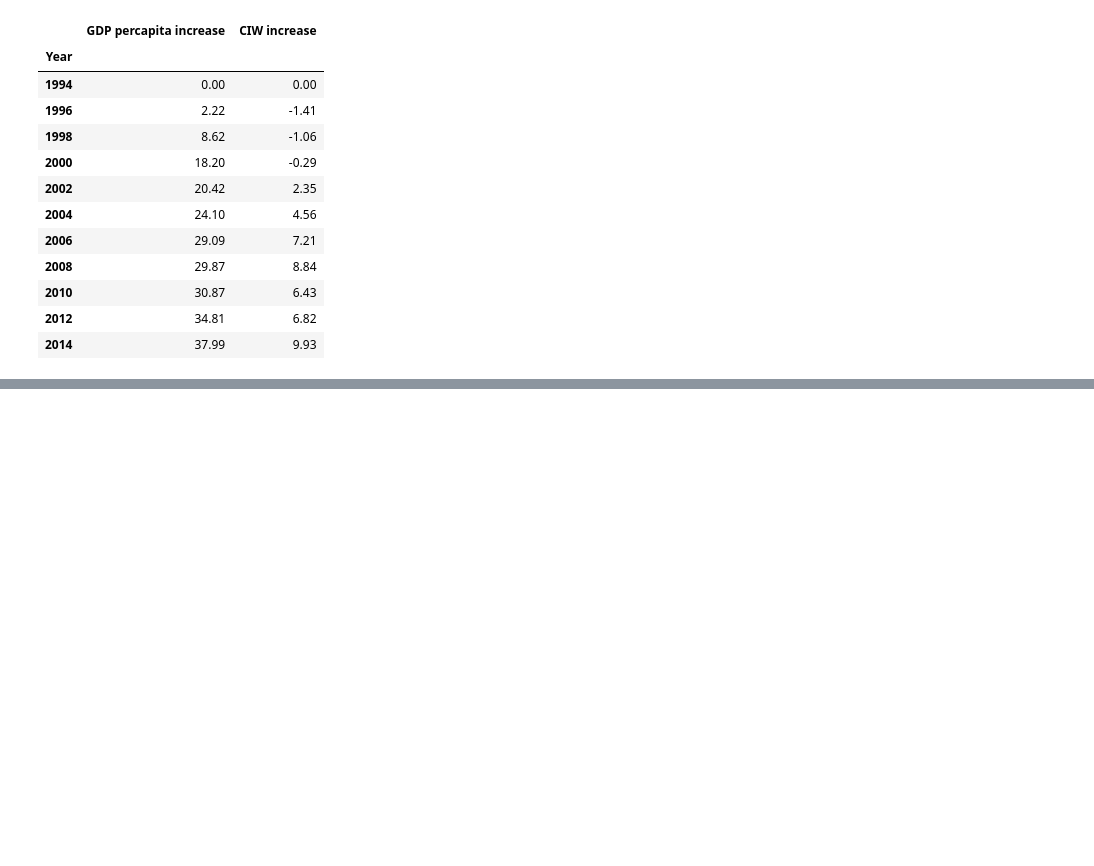
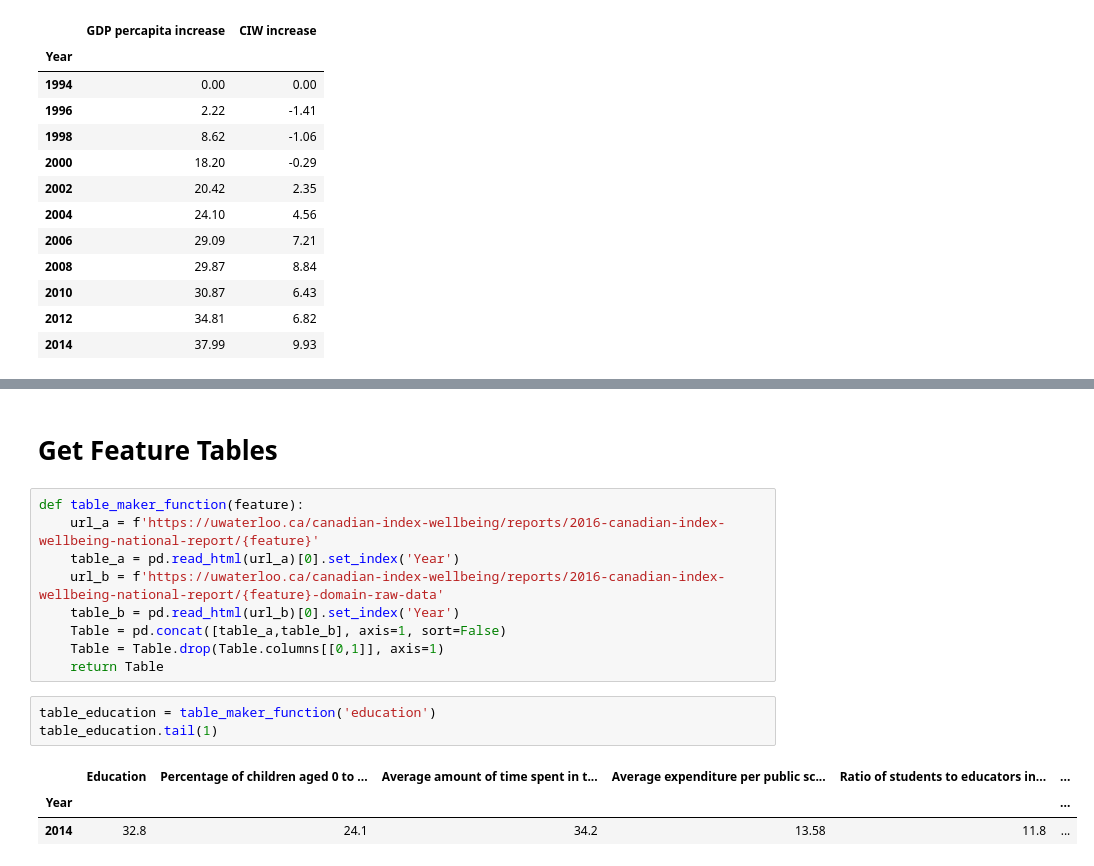
Before and after one commit to SShojaie/happiness_squad_ETL, a Jupyter notebook: vivi/Cnd_Idx_Wellbeing_Scrape.ipynb, the cells around one changed output, grey strips where cells are left out. Cells and saved outputs as stored; diff of their text form; blank space fills up the shorter version.

```diff
--- a/vivi/Cnd_Idx_Wellbeing_Scrape.ipynb
+++ b/vivi/Cnd_Idx_Wellbeing_Scrape.ipynb
@@ -165,0 +120,18 @@ JoinTable
+# %% [markdown]
+# Get Feature Tables
+# %%
+def table_maker_function(feature):
+    url_a = f'https://uwaterloo.ca/canadian-index-wellbeing/reports/2016-canadian-index-wellbeing-national-report/{feature}'
+    table_a = pd.read_html(url_a)[0].set_index('Year')
+    url_b = f'https://uwaterloo.ca/canadian-index-wellbeing/reports/2016-canadian-index-wellbeing-national-report/{feature}-domain-raw-data'
+    table_b = pd.read_html(url_b)[0].set_index('Year')
+    Table = pd.concat([table_a,table_b], axis=1, sort=False)
+    Table = Table.drop(Table.columns[[0,1]], axis=1)
+    return Table
+# %%
+table_education = table_maker_function('education')
+table_education.tail(1)
+# %% [output]
+|  | Education | Percentage of children aged 0 to ... | Average amount of time spent in t... | Average expenditure per public sc... | Ratio of students to educators in... | ... |
+| Year |  |  |  |  |  | ... |
+| 2014 | 32.8 | 24.1 | 34.2 | 13.58 | 11.8 | ... |
```
Also changed, not shown: parts of 13 cells of this notebook, 2 other files.
